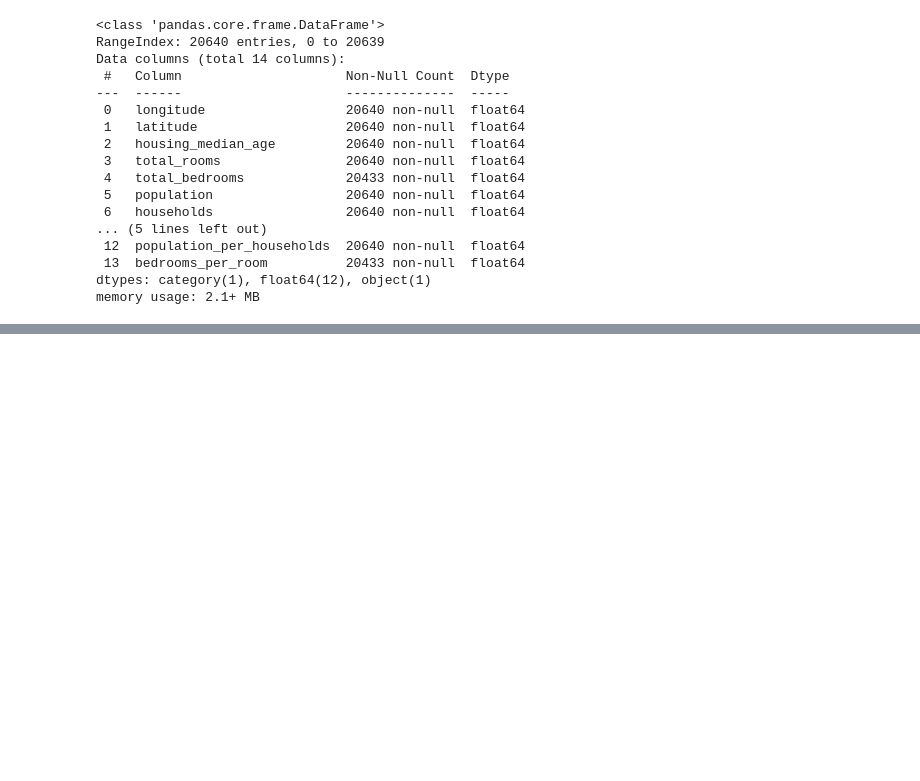
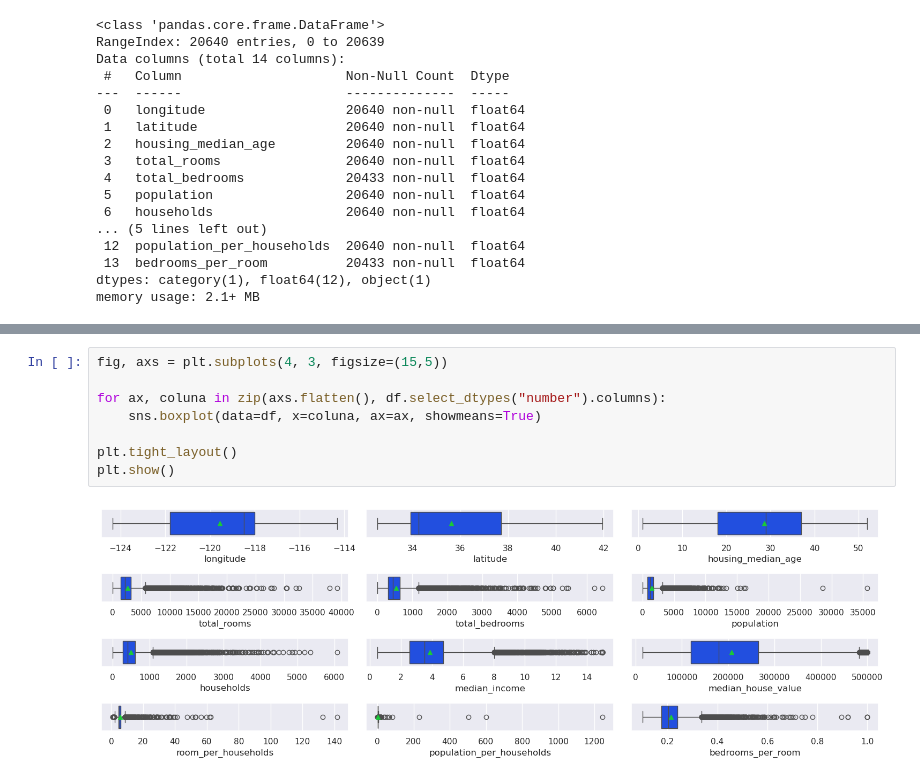
Before and after one commit to HilarioMarques/Regressao_preco_casas_California_Kaggle, a Jupyter notebook: notebooks/Analise_exploratoria.ipynb, the cells around one changed output, grey strips where cells are left out. Cells and saved outputs as stored; diff of their text form; blank space fills up the shorter version.

```diff
--- a/notebooks/Analise_exploratoria.ipynb
+++ b/notebooks/Analise_exploratoria.ipynb
@@ -249,3 +249,13 @@ df.describe()
 | 50% | -118.490000 | 34.260000 | 29.000000 | 2127.000000 | 435.000000 | 1166.000000 | 409.000000 | ... |
 | 75% | -118.010000 | 37.710000 | 37.000000 | 3148.000000 | 647.000000 | 1725.000000 | 605.000000 | ... |
 | max | -114.310000 | 41.950000 | 52.000000 | 39320.000000 | 6445.000000 | 35682.000000 | 6082.000000 | ... |
+# %%
+fig, axs = plt.subplots(4, 3, figsize=(15,5))
+
+for ax, coluna in zip(axs.flatten(), df.select_dtypes("number").columns):
+    sns.boxplot(data=df, x=coluna, ax=ax, showmeans=True)
+
+plt.tight_layout()
+plt.show()
+# %% [output]
+[figure, added]
```
